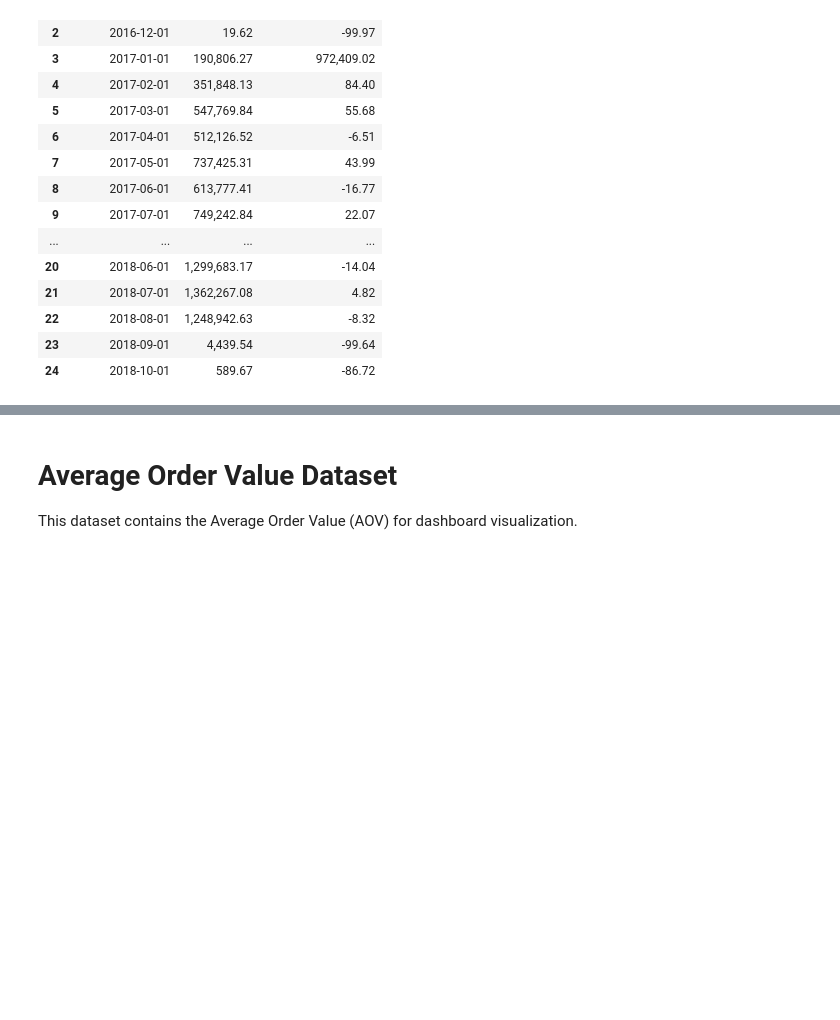
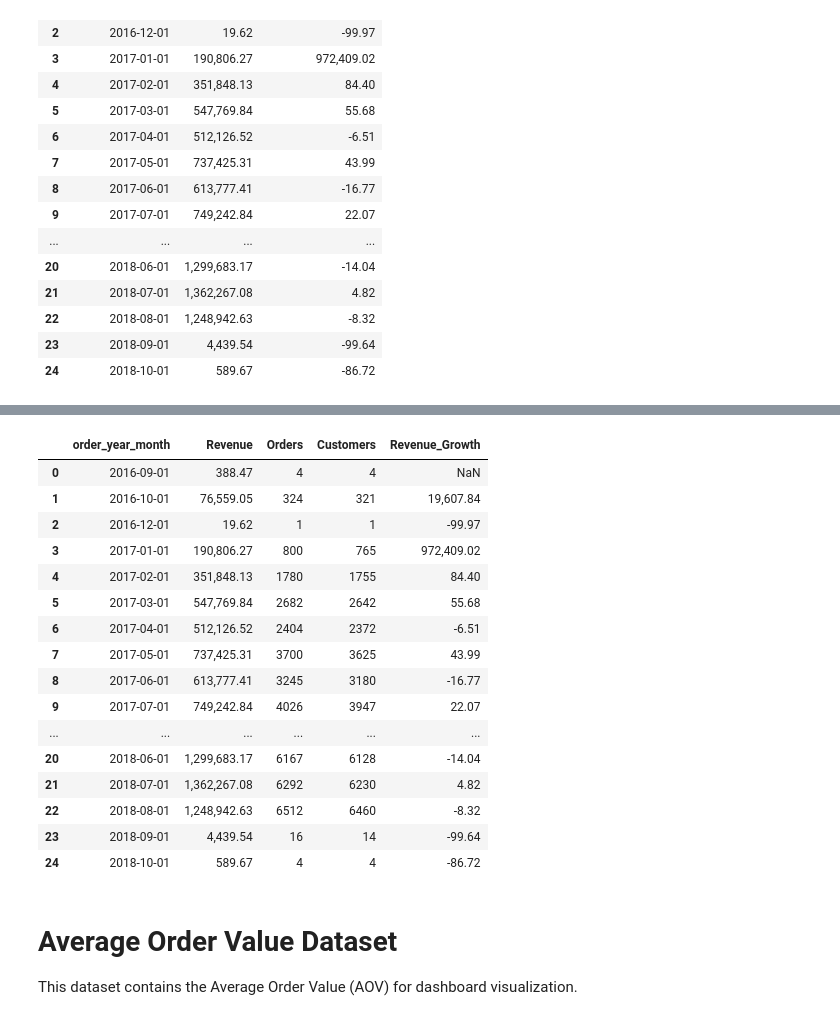
Before and after one commit to CepinMarsal/E-commerce_BusinessAnalysis, a Jupyter notebook: notebooks/03_dashboard_dataset.ipynb, the cells around one changed output, grey strips where cells are left out. Saved outputs shown, nothing was run; the diff lists cells and outputs as text; code cells hidden in the pictures; blank space fills up the shorter version.

```diff
--- a/notebooks/03_dashboard_dataset.ipynb
+++ b/notebooks/03_dashboard_dataset.ipynb
@@ -283,0 +288,37 @@ monthly_growth.to_csv(
+# %%
+monthly_summary = (
+    df.groupby("order_year_month", as_index=False)
+      .agg(
+          Revenue=("payment_value","sum"),
+          Orders=("order_id","nunique"),
+          Customers=("customer_unique_id","nunique")
+      )
+      .sort_values("order_year_month")
+)
+
+monthly_summary["Revenue_Growth"] = (
+    monthly_summary["Revenue"]
+    .pct_change()
+    .mul(100)
+    .round(2)
+)
+
+monthly_summary
+# %% [output]
+|  | order_year_month | Revenue | Orders | Customers | Revenue_Growth |
+| 0 | 2016-09-01 | 388.47 | 4 | 4 | NaN |
+| 1 | 2016-10-01 | 76,559.05 | 324 | 321 | 19,607.84 |
+| 2 | 2016-12-01 | 19.62 | 1 | 1 | -99.97 |
+| 3 | 2017-01-01 | 190,806.27 | 800 | 765 | 972,409.02 |
+| 4 | 2017-02-01 | 351,848.13 | 1780 | 1755 | 84.40 |
+| 5 | 2017-03-01 | 547,769.84 | 2682 | 2642 | 55.68 |
+| 6 | 2017-04-01 | 512,126.52 | 2404 | 2372 | -6.51 |
+| 7 | 2017-05-01 | 737,425.31 | 3700 | 3625 | 43.99 |
+| 8 | 2017-06-01 | 613,777.41 | 3245 | 3180 | -16.77 |
+| 9 | 2017-07-01 | 749,242.84 | 4026 | 3947 | 22.07 |
+| ... | ... | ... | ... | ... | ... |
+| 20 | 2018-06-01 | 1,299,683.17 | 6167 | 6128 | -14.04 |
+| 21 | 2018-07-01 | 1,362,267.08 | 6292 | 6230 | 4.82 |
+| 22 | 2018-08-01 | 1,248,942.63 | 6512 | 6460 | -8.32 |
+| 23 | 2018-09-01 | 4,439.54 | 16 | 14 | -99.64 |
+| 24 | 2018-10-01 | 589.67 | 4 | 4 | -86.72 |
```
Also changed, not shown: parts of 6 cells of this notebook, 4 other files.
